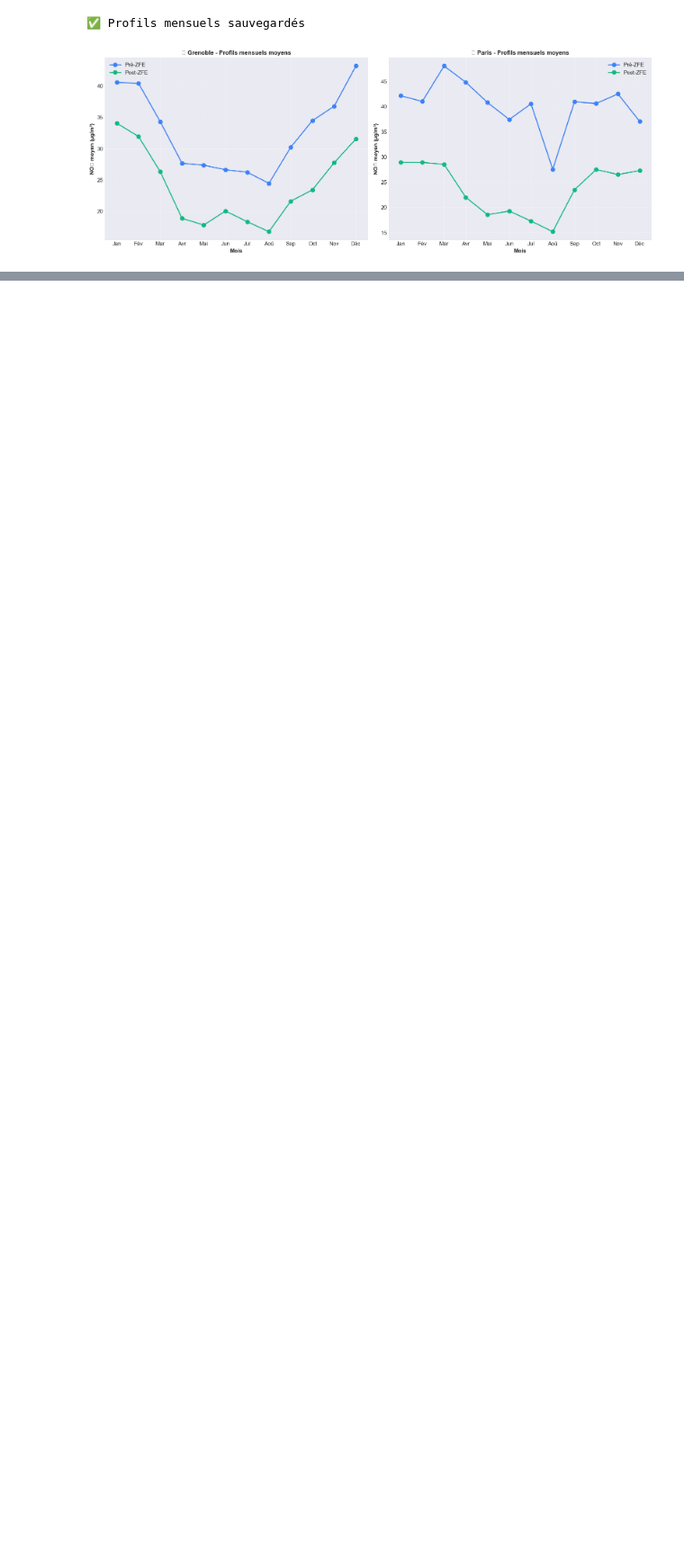
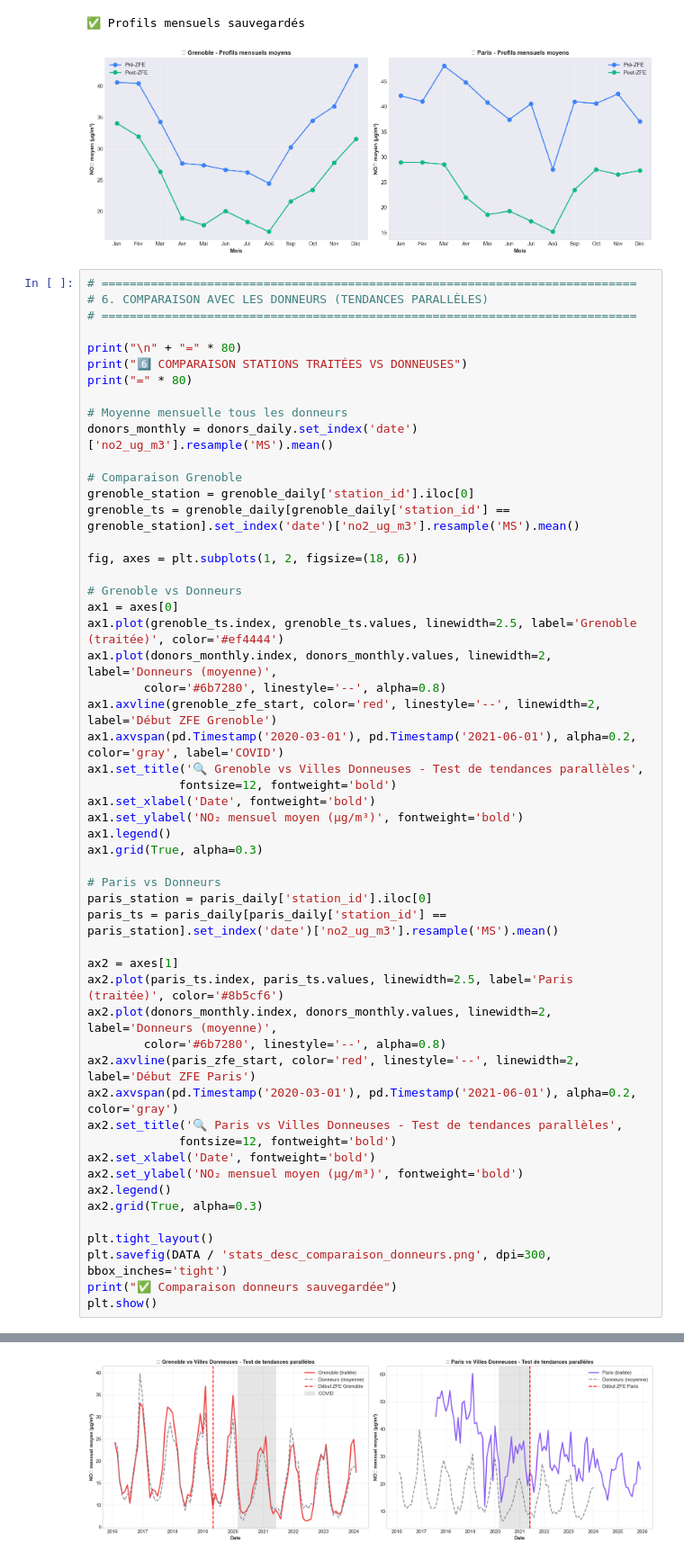
Before and after one commit to pasilvente/project_python_for_data_science_at_ENSAE_ZFE_ML_SCM, a Jupyter notebook: zfe-scm/stat_desc.ipynb, the cells around one changed output, grey strips where cells are left out. Shown at 90% size. Drawn from its saved outputs; the diff is of its cells as text; blank space fills up the shorter version.

Commit message:
comparaison donneuses et traites

```diff
--- a/zfe-scm/stat_desc.ipynb
+++ b/zfe-scm/stat_desc.ipynb
@@ -503,3 +503,57 @@ plt.show()
 [figure]
 ✅ Profils mensuels sauvegardés
 [figure]
+# %%
+# ============================================================================
+# 6. COMPARAISON AVEC LES DONNEURS (TENDANCES PARALLÈLES)
+# ============================================================================
+
+print("\n" + "=" * 80)
+print("6️⃣ COMPARAISON STATIONS TRAITÉES VS DONNEUSES")
+print("=" * 80)
+
+# Moyenne mensuelle tous les donneurs
+donors_monthly = donors_daily.set_index('date')['no2_ug_m3'].resample('MS').mean()
+
+# Comparaison Grenoble
+grenoble_station = grenoble_daily['station_id'].iloc[0]
+grenoble_ts = grenoble_daily[grenoble_daily['station_id'] == grenoble_station].set_index('date')['no2_ug_m3'].resample('MS').mean()
+
+fig, axes = plt.subplots(1, 2, figsize=(18, 6))
+
+# Grenoble vs Donneurs
+ax1 = axes[0]
+ax1.plot(grenoble_ts.index, grenoble_ts.values, linewidth=2.5, label='Grenoble (traitée)', color='#ef4444')
+ax1.plot(donors_monthly.index, donors_monthly.values, linewidth=2, label='Donneurs (moyenne)',
+        color='#6b7280', linestyle='--', alpha=0.8)
+ax1.axvline(grenoble_zfe_start, color='red', linestyle='--', linewidth=2, label='Début ZFE Grenoble')
+ax1.axvspan(pd.Timestamp('2020-03-01'), pd.Timestamp('2021-06-01'), alpha=0.2, color='gray', label='COVID')
+ax1.set_title('🔍 Grenoble vs Villes Donneuses - Test de tendances parallèles',
+             fontsize=12, fontweight='bold')
+ax1.set_xlabel('Date', fontweight='bold')
+ax1.set_ylabel('NO₂ mensuel moyen (µg/m³)', fontweight='bold')
+ax1.legend()
+ax1.grid(True, alpha=0.3)
+
+# Paris vs Donneurs
+paris_station = paris_daily['station_id'].iloc[0]
+paris_ts = paris_daily[paris_daily['station_id'] == paris_station].set_index('date')['no2_ug_m3'].resample('MS').mean()
+
+ax2 = axes[1]
+ax2.plot(paris_ts.index, paris_ts.values, linewidth=2.5, label='Paris (traitée)', color='#8b5cf6')
+ax2.plot(donors_monthly.index, donors_monthly.values, linewidth=2, label='Donneurs (moyenne)',
+        color='#6b7280', linestyle='--', alpha=0.8)
+ax2.axvline(paris_zfe_start, color='red', linestyle='--', linewidth=2, label='Début ZFE Paris')
+ax2.axvspan(pd.Timestamp('2020-03-01'), pd.Timestamp('2021-06-01'), alpha=0.2, color='gray')
+ax2.set_title('🔍 Paris vs Villes Donneuses - Test de tendances parallèles',
+             fontsize=12, fontweight='bold')
+ax2.set_xlabel('Date', fontweight='bold')
+ax2.set_ylabel('NO₂ mensuel moyen (µg/m³)', fontweight='bold')
+ax2.legend()
+ax2.grid(True, alpha=0.3)
+
+plt.tight_layout()
+plt.savefig(DATA / 'stats_desc_comparaison_donneurs.png', dpi=300, bbox_inches='tight')
+print("✅ Comparaison donneurs sauvegardée")
+plt.show()
+# %% [output]
@@ -505,0 +564 @@ plt.show()
+[figure, added]
```
Also changed, not shown: parts of 2 cells of this notebook.
